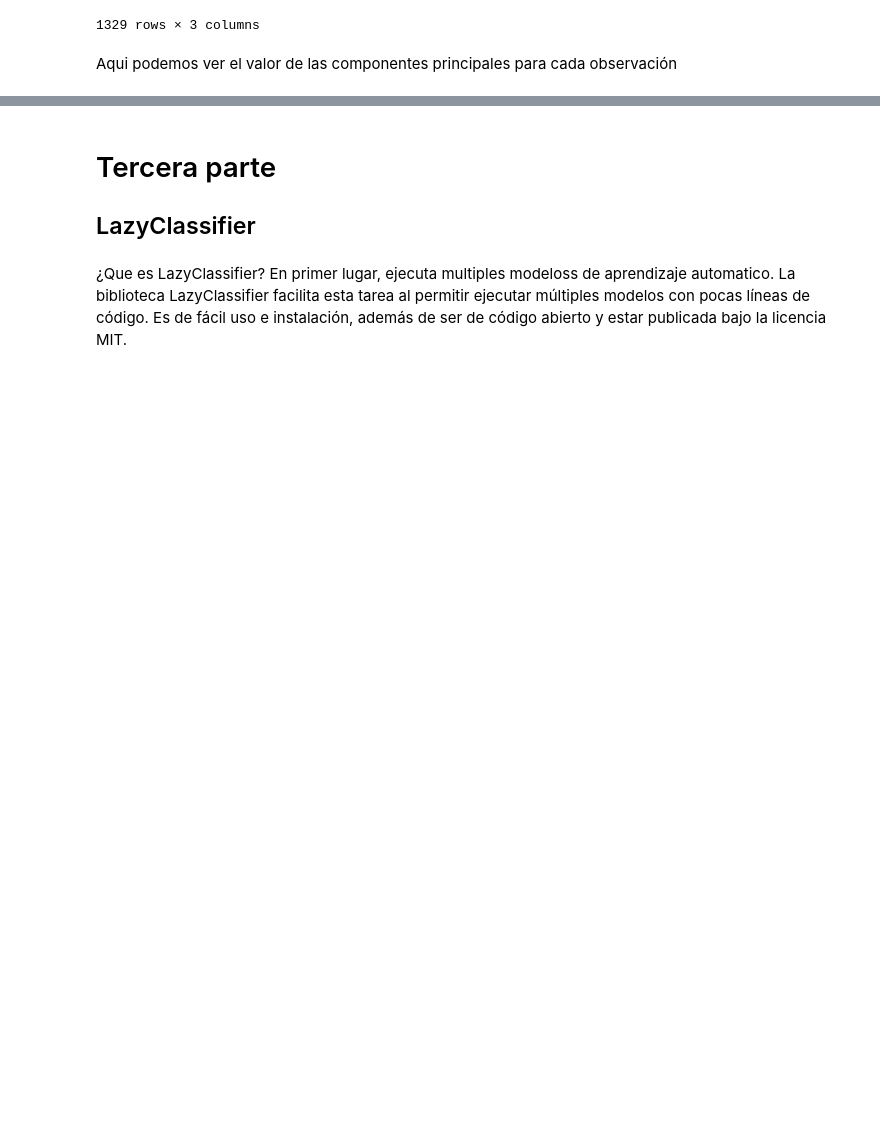
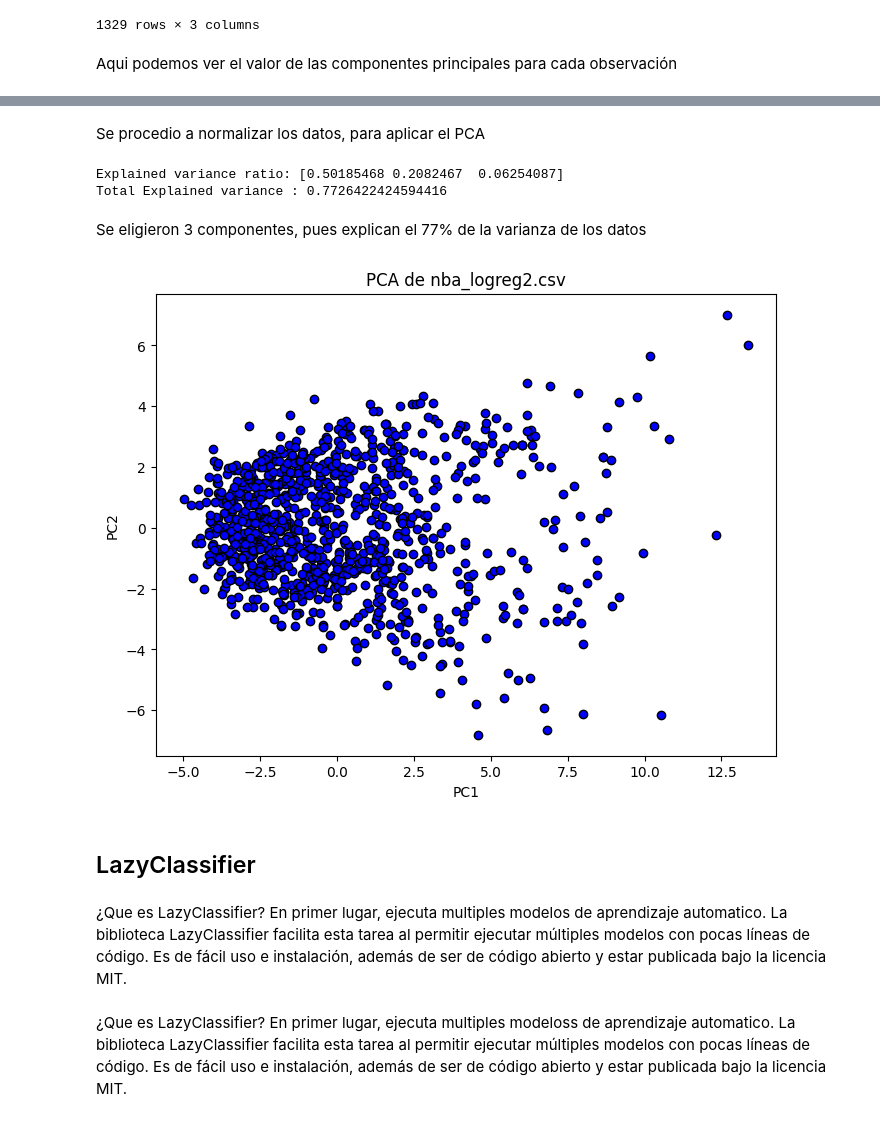
Before and after one commit to Ganimidees/Ciencia-de-datos-Examen, a Jupyter notebook: Examen.ipynb, the cells around one changed output, grey strips where cells are left out. Cells and saved outputs as stored; diff of their text form; code cells hidden in the pictures; blank space fills up the shorter version.

```diff
--- a/Examen.ipynb
+++ b/Examen.ipynb
@@ -364,0 +384,2 @@ Aqui podemos ver el valor de las componentes principales para cada observación
+# %% [markdown]
+Se procedio a normalizar los datos, para aplicar el PCA
@@ -365,6 +397,27 @@ Aqui podemos ver el valor de las componentes principales para cada observación
+# %%
+explained_variance = pca.explained_variance_ratio_
+print(f'Explained variance ratio: {explained_variance}')
+print(f'Total Explained variance : {explained_variance.sum()}')
+# %% [output]
+Explained variance ratio: [0.50185468 0.2082467  0.06254087]
+Total Explained variance : 0.7726422424594416
+# %% [markdown]
+Se eligieron 3 componentes, pues explican el 77% de la varianza de los datos
+# %%
+# Visualización de los componentes principales
+plt.figure(figsize=(8,6))
+plt.scatter(principalDf['PC1'], principalDf['PC2'], c='blue', edgecolor='k')
+plt.xlabel('PC1')
+plt.ylabel('PC2')
+plt.title('PCA de nba_logreg2.csv')
+plt.show()
+# %% [output]
+[figure, added]
 # %% [markdown]
-# Tercera parte
 ## LazyClassifier
+# %% [markdown]
+¿Que es LazyClassifier?
+En primer lugar, ejecuta multiples modelos de aprendizaje automatico. La biblioteca LazyClassifier facilita esta tarea al permitir ejecutar múltiples modelos con pocas líneas de código. Es de fácil uso e instalación, además de ser de código abierto y estar publicada bajo la licencia MIT.
 # %% [markdown]
 ¿Que es LazyClassifier?
 En primer lugar, ejecuta multiples modeloss de aprendizaje automatico. La biblioteca LazyClassifier facilita esta tarea al permitir ejecutar múltiples modelos con pocas líneas de código. Es de fácil uso e instalación, además de ser de código abierto y estar publicada bajo la licencia MIT.
```
Also changed, not shown: parts of 51 cells of this notebook.
